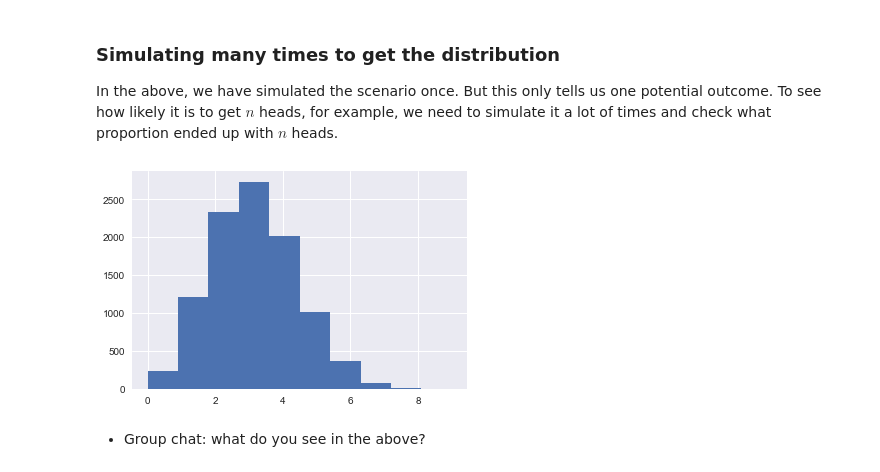
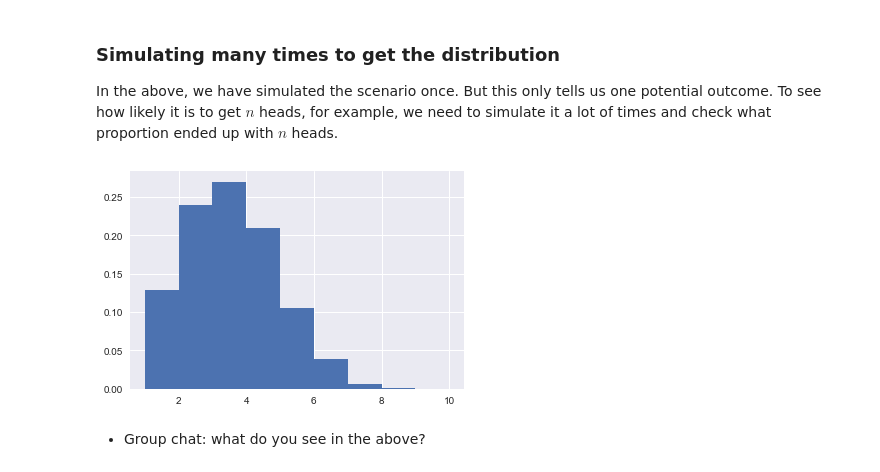
Before and after one commit to ericmjl/bayesian-stats-modelling-tutorial, a Jupyter notebook: notebooks/1.Probability_a_simulated_introduction.ipynb, the cells around one changed output. Drawn from its saved outputs; the diff is of its cells as text; code cells hidden in the pictures.

```diff
--- a/notebooks/1.Probability_a_simulated_introduction.ipynb
+++ b/notebooks/1.Probability_a_simulated_introduction.ipynb
@@ -131,11 +153,11 @@ In the above, we have simulated the scenario once. But this only tells us one po
 # %%
 # Simulate 1,000 run of flipping the biased coin 10 times
 x = np.random.binomial(10,0.3,10000)
 
-# Plot histogram of results
-plt.hist(x);
+# Plot normalized histogram of results
+plt.hist(x, density=True, bins=[1, 2, 3, 4, 5, 6, 7, 8, 9, 10]);
 # %% [output]
-[figure, old version]
+[figure, new version]
 # %% [markdown]
 * Group chat: what do you see in the above?
 # %% [markdown]
```
Also changed, not shown: parts of 66 cells of this notebook.
